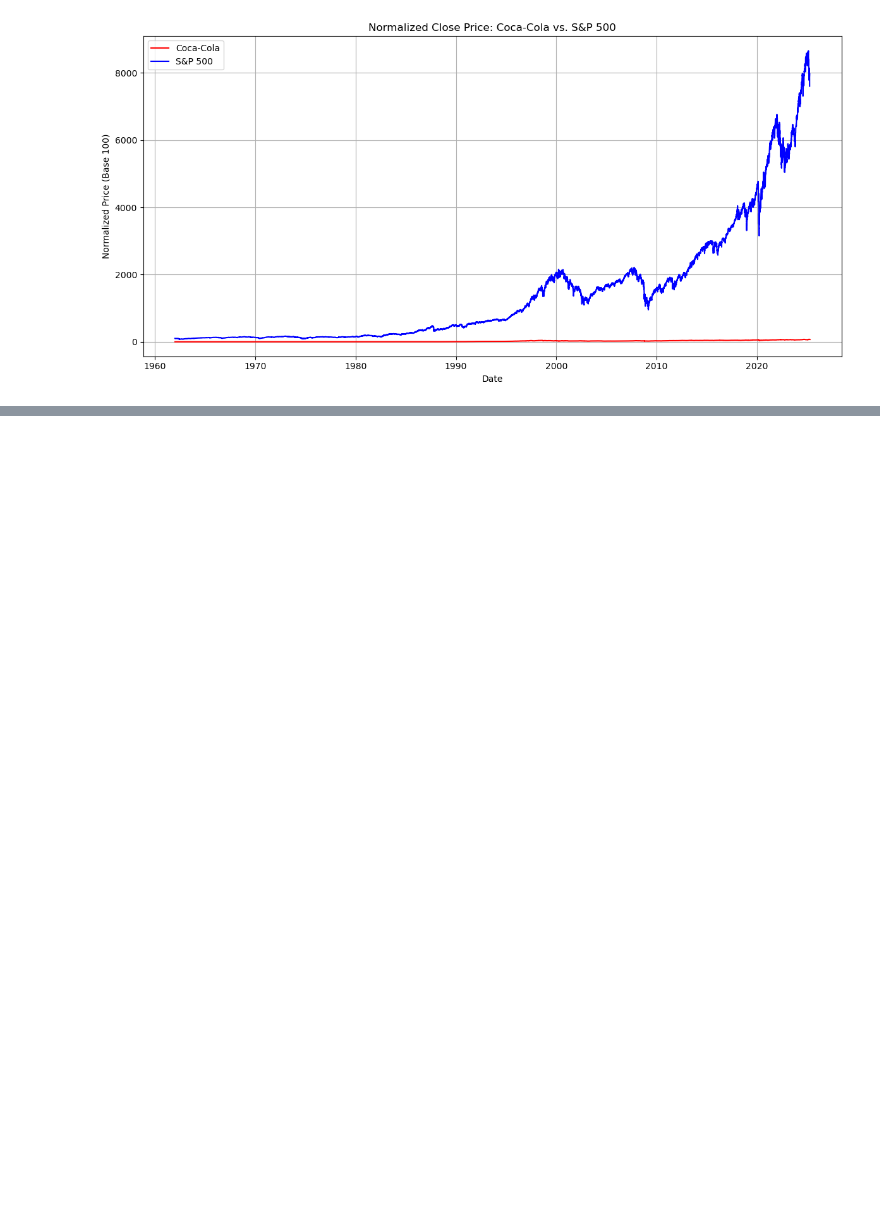
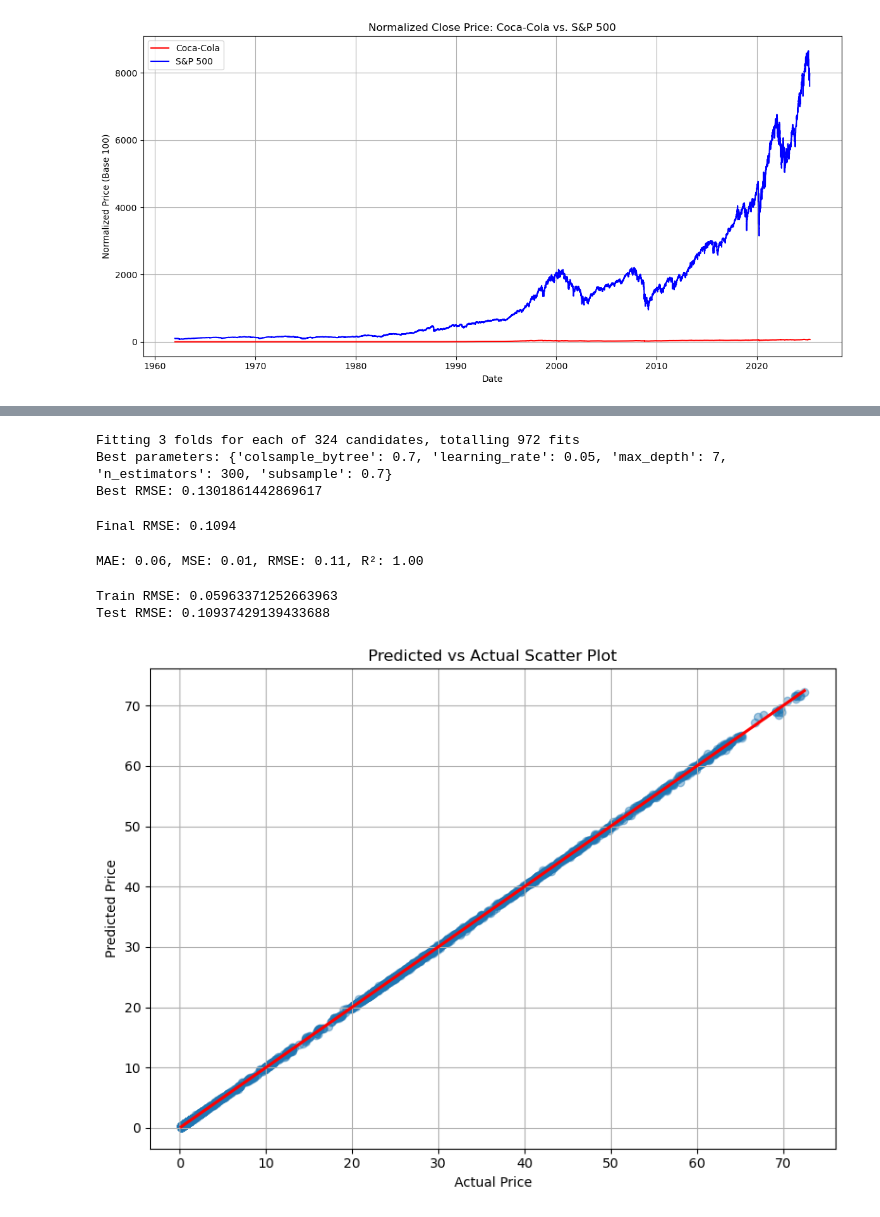
Before and after one commit to JuliusViktor/Analysis_of_Coca_Cola_Stock_Market, a Jupyter notebook: Script/Analysis_Of_Coca_Cola_Stock_Market.ipynb, the cells around one changed output, grey strips where cells are left out. Drawn from its saved outputs; the diff is of its cells as text; code cells hidden in the pictures; blank space fills up the shorter version.

```diff
--- a/Script/Analysis_Of_Coca_Cola_Stock_Market.ipynb
+++ b/Script/Analysis_Of_Coca_Cola_Stock_Market.ipynb
@@ -411,0 +591,73 @@ plt.show()
+# %%
+
+xgb_model = XGBRegressor(objective='reg:squarederror', random_state = 42)
+
+# Grid search
+param_grid = {
+    'n_estimators': [100, 200, 300],
+    'max_depth': [3, 5, 7,9],
+    'learning_rate': [0.01, 0.05, 0.1],
+    'subsample': [0.7, 0.9, 1.0],
+    'colsample_bytree': [0.7, 0.9, 1.0],
+    }
+# %%
+#running grid search
+
+grid_search = GridSearchCV(
+    estimator=xgb_model,
+    param_grid=param_grid,
+    scoring='neg_root_mean_squared_error',
+    cv=3,
+    verbose=1,
+    n_jobs=1
+)
+
+grid_search.fit(X_train, y_train)
+
+print("Best parameters:", grid_search.best_params_)
+print("Best RMSE:", -grid_search.best_score_)
+
+best_model = grid_search.best_estimator_
+# %% [output]
+Fitting 3 folds for each of 324 candidates, totalling 972 fits
+Best parameters: {'colsample_bytree': 0.7, 'learning_rate': 0.05, 'max_depth': 7, 'n_estimators': 300, 'subsample': 0.7}
+Best RMSE: 0.1301861442869617
+# %%
+y_pred = best_model.predict(X_test)
+rmse = mean_squared_error(y_test, y_pred, squared = False)
+print(f"Final RMSE: {rmse:.4f}")
+# %% [output]
+Final RMSE: 0.1094
+# %%
+#computing metrics
+mae = mean_absolute_error(y_test, y_pred)
+mse = mean_squared_error(y_test, y_pred)
+rmse = np.sqrt(mse)
+r2 = r2_score(y_test, y_pred)
+
+print(f"MAE: {mae:.2f}, MSE: {mse:.2f}, RMSE: {rmse:.2f}, R²: {r2:.2f}")
+# %% [output]
+MAE: 0.06, MSE: 0.01, RMSE: 0.11, R²: 1.00
+# %%
+y_train_pred = best_model.predict(X_train)
+
+rmse_train = mean_squared_error(y_train, y_train_pred, squared=False)
+rmse_test = mean_squared_error(y_test, y_pred, squared=False)
+
+print("Train RMSE:", rmse_train)
+print("Test RMSE:", rmse_test)
+# %% [output]
+Train RMSE: 0.05963371252663963
+Test RMSE: 0.10937429139433688
+# %%
+
+plt.figure(figsize=(8, 6))
+sns.regplot(x=y_test, y=y_pred, scatter_kws={'alpha':0.4}, line_kws={"color":"red"})
+plt.xlabel('Actual Price')
+plt.ylabel('Predicted Price')
+plt.title('Predicted vs Actual Scatter Plot')
+plt.grid(True)
+plt.tight_layout()
+plt.show()
+# %% [output]
+[figure, added]
```
Also changed, not shown: parts of 38 cells of this notebook, 1 other file.
